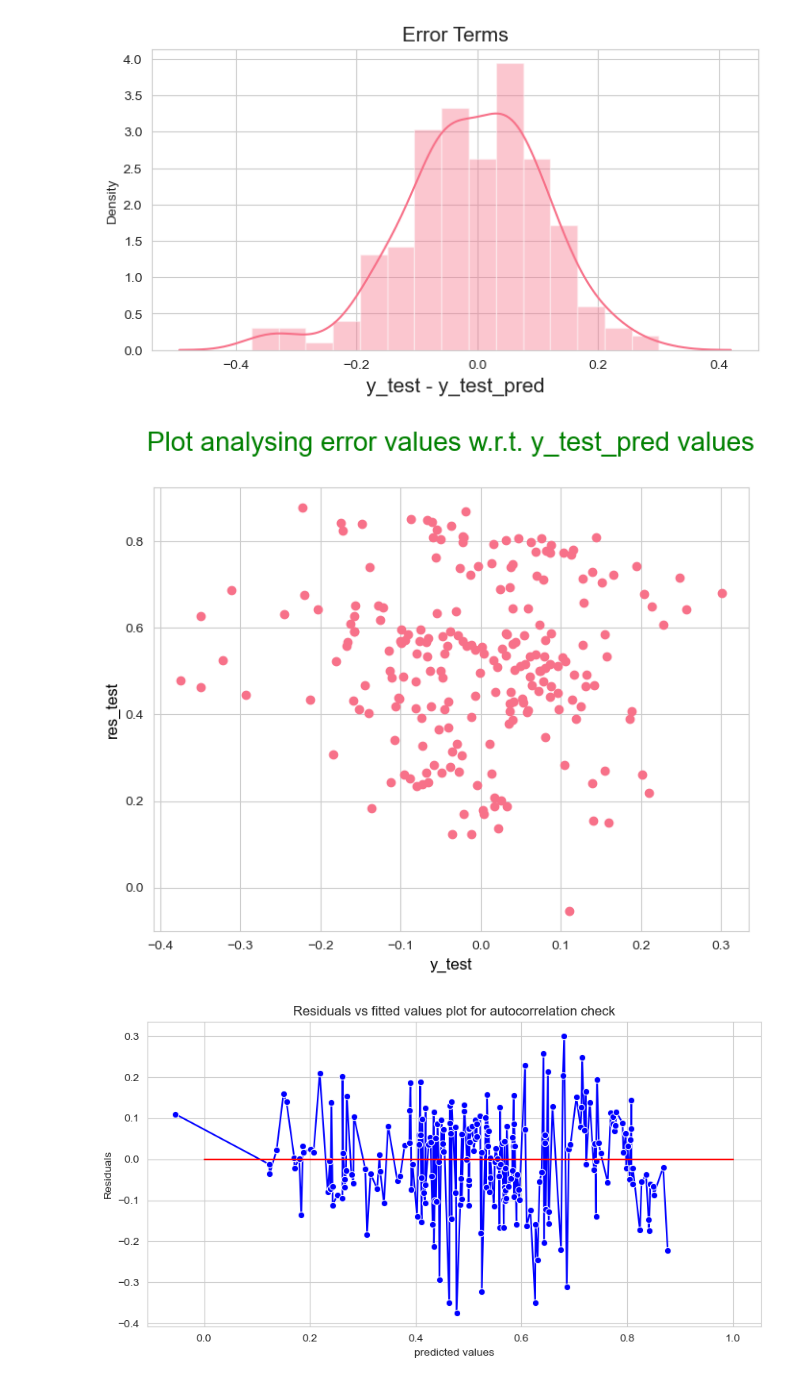
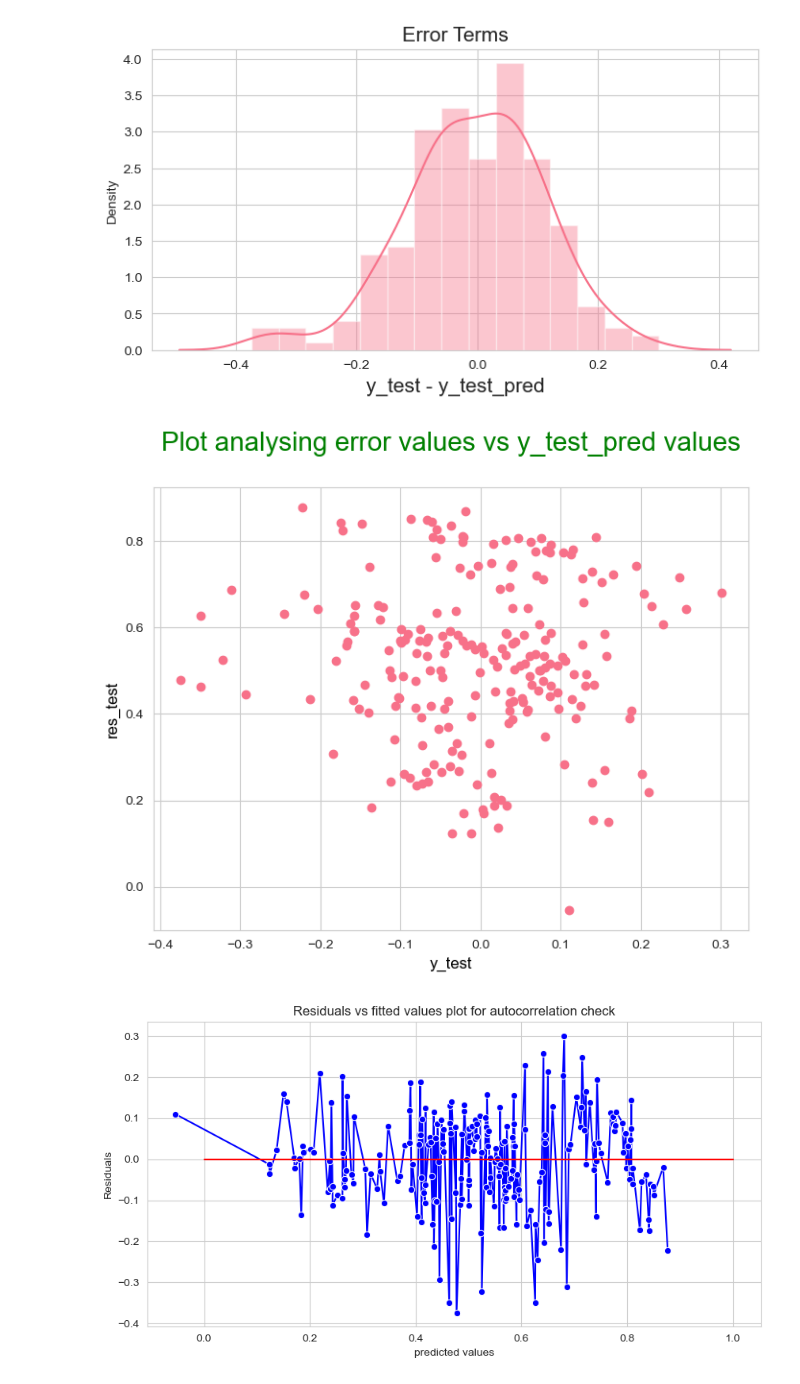
Before and after one commit to sfdatade/machine_learning_bikes_project, a Jupyter notebook: Bpp.ipynb, the cells around one changed output. Saved outputs shown, nothing was run; the diff lists cells and outputs as text; code cells hidden in the pictures.

```diff
--- a/Bpp.ipynb
+++ b/Bpp.ipynb
@@ -812,5 +870,5 @@ Decision : From above statistics figures we decide to drop dteday column
 # %%
-X_train.drop('dteday', axis = 1, inplace = True)
+X_train.drop('mnth', axis = 1, inplace = True)
 # %%
 X_train_sm = sm.add_constant(X_train)
 lr = sm.OLS(y_train, X_train_sm).fit()
@@ -874,5 +932,5 @@ vif
 # %%
-X_train.drop('hum', axis = 1, inplace = True)
+X_train.drop('atemp', axis = 1, inplace = True)
 # %%
 X_train_sm = sm.add_constant(X_train)
 lr = sm.OLS(y_train, X_train_sm).fit()
@@ -1393,13 +1453,13 @@ plt.show()
 # %%
 # Scatter plot for y_test and y_test_pred
 plt.figure(figsize=(8,6))
 plt.scatter(res_test, y_test_pred)
-plt.title("Plot analysing error values w.r.t. y_test_pred values\n", fontdict={'fontsize': 20, 'fontweight' : 5, 'color' : 'Green'})
+plt.title("Plot analysing error values vs y_test_pred values\n", fontdict={'fontsize': 20, 'fontweight' : 5, 'color' : 'Green'})
 plt.xlabel("y_test", fontdict={'fontsize': 12, 'fontweight' : 5, 'color' : 'Black'})
 plt.ylabel("res_test", fontdict={'fontsize': 12, 'fontweight' : 5, 'color' : 'Black'})
 plt.show()
 # %% [output]
-[figure, old version]
+[figure, new version]
 # %%
 plt.figure(figsize=(10,5))
 p = sns.lineplot(y_test_pred,res_test,marker='o',color='blue')
```
Also changed, not shown: parts of 37 cells of this notebook.
